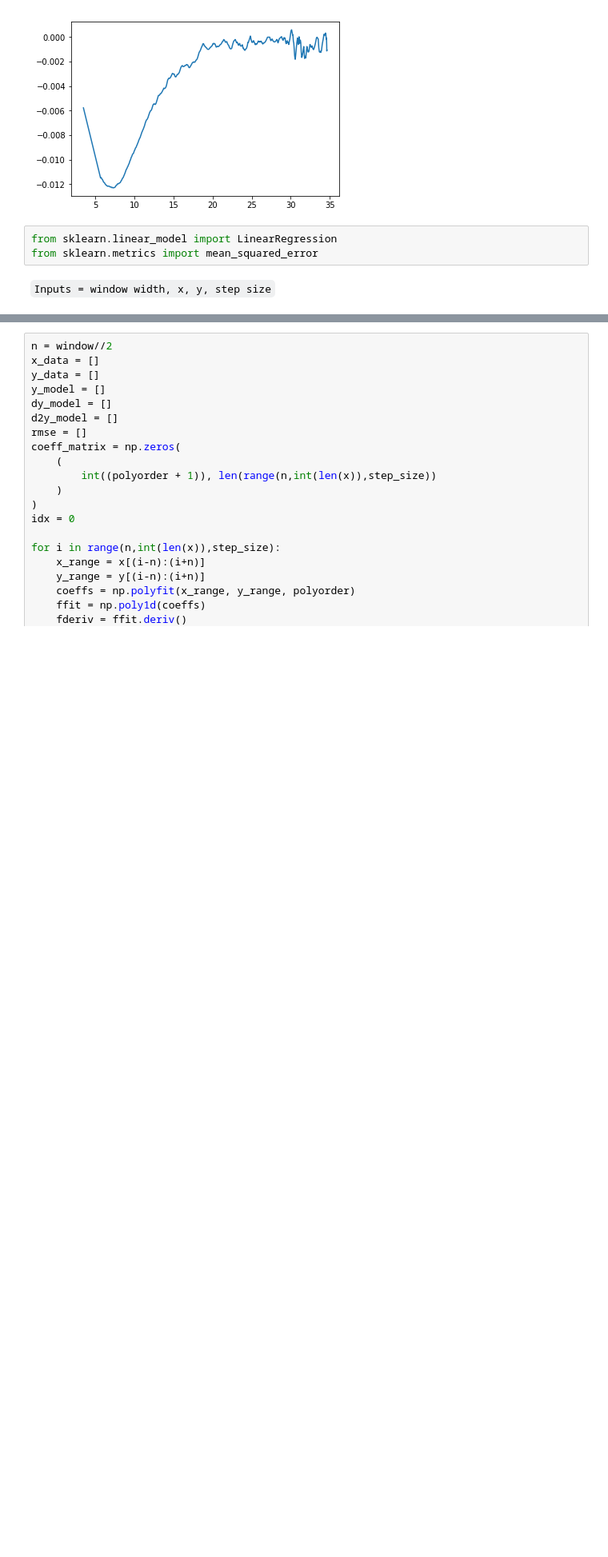
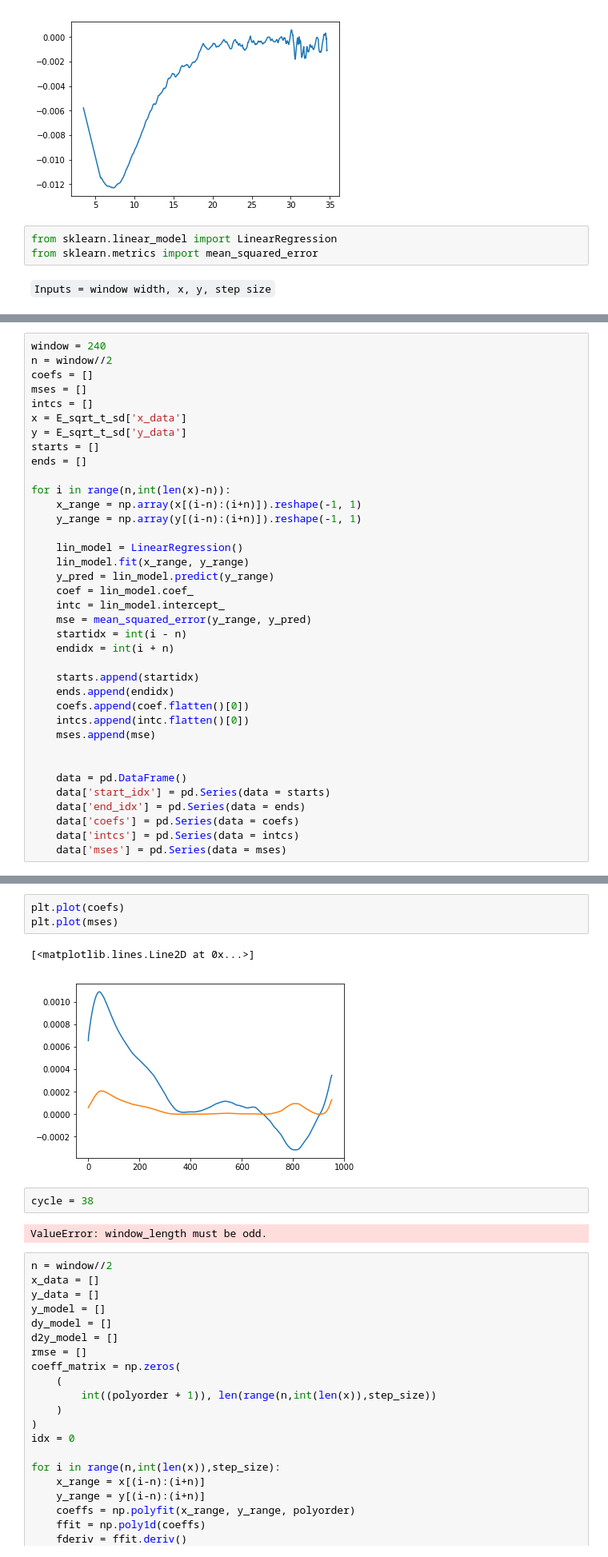
Before and after one commit to vwhu/gitt_toolkit, a Jupyter notebook: development_notebook2.ipynb, the cells around one changed output, grey strips where cells are left out. Shown at 80% size. Cells and saved outputs as stored; diff of their text form; blank space fills up the shorter version.

```diff
--- a/development_notebook2.ipynb
+++ b/development_notebook2.ipynb
@@ -323,0 +327,37 @@ for i in range(n,int(len(x)-n)):
+# %%
+window = 240
+n = window//2
+coefs = []
+mses = []
+intcs = []
+x = E_sqrt_t_sd['x_data']
+y = E_sqrt_t_sd['y_data']
+starts = []
+ends = []
+
+for i in range(n,int(len(x)-n)):
+    x_range = np.array(x[(i-n):(i+n)]).reshape(-1, 1)
+    y_range = np.array(y[(i-n):(i+n)]).reshape(-1, 1)
+
+    lin_model = LinearRegression()
+    lin_model.fit(x_range, y_range)
+    y_pred = lin_model.predict(y_range)
+    coef = lin_model.coef_
+    intc = lin_model.intercept_
+    mse = mean_squared_error(y_range, y_pred)
+    startidx = int(i - n)
+    endidx = int(i + n)
+
+    starts.append(startidx)
+    ends.append(endidx)
+    coefs.append(coef.flatten()[0])
+    intcs.append(intc.flatten()[0])
+    mses.append(mse)
+
+
+    data = pd.DataFrame()
+    data['start_idx'] = pd.Series(data = starts)
+    data['end_idx'] = pd.Series(data = ends)
+    data['coefs'] = pd.Series(data = coefs)
+    data['intcs'] = pd.Series(data = intcs)
+    data['mses'] = pd.Series(data = mses)
@@ -324,3 +468,13 @@ for i in range(n,int(len(x)-n)):
+# %%
+plt.plot(coefs)
+plt.plot(mses)
+# %% [output]
+[<matplotlib.lines.Line2D at 0x...>]
+[figure, added]
+# %%
+cycle = 38
+# %% [output]
+ValueError: window_length must be odd.
 # %%
 n = window//2
 x_data = []
```
Also changed, not shown: parts of 14 cells of this notebook, 1 other file.
